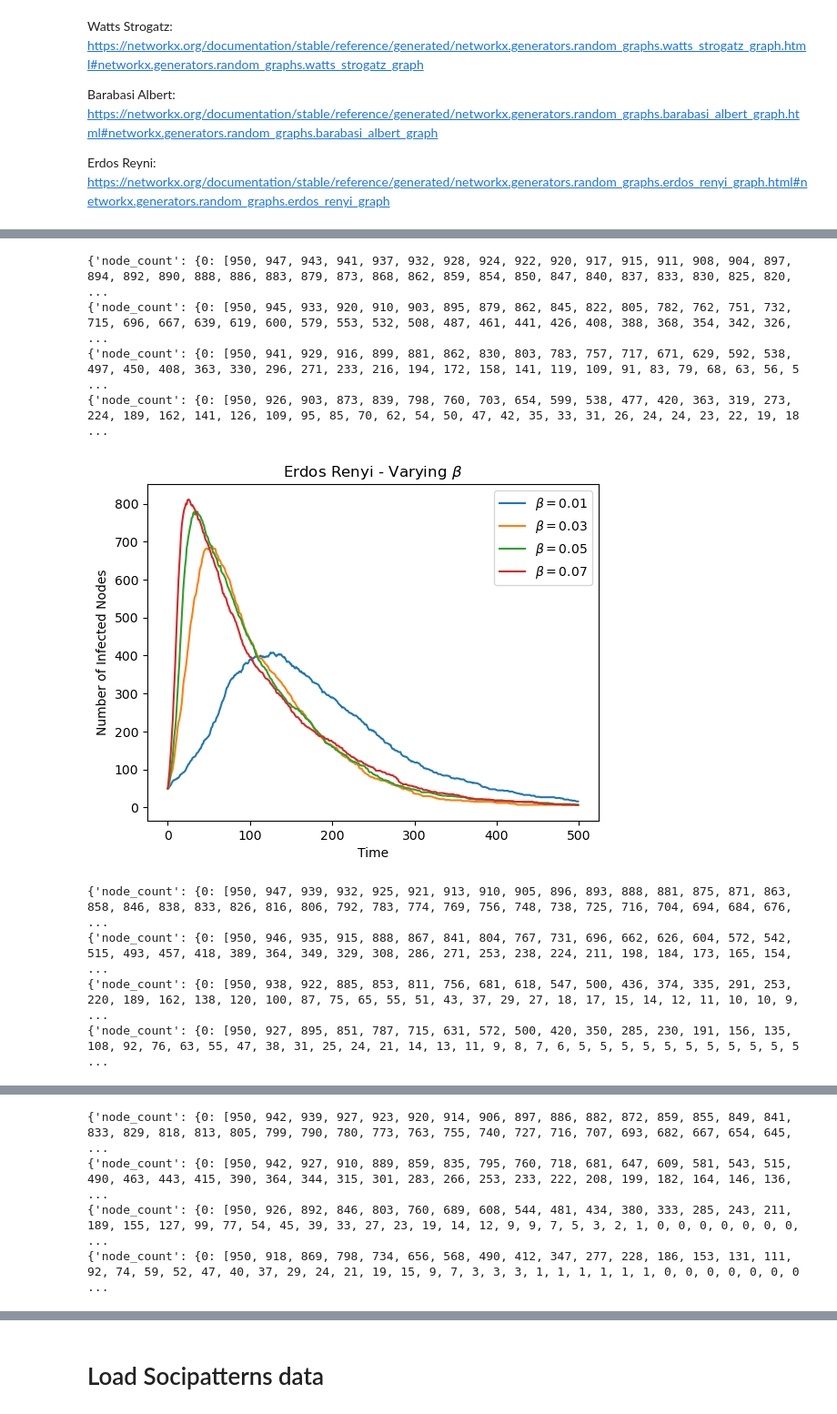
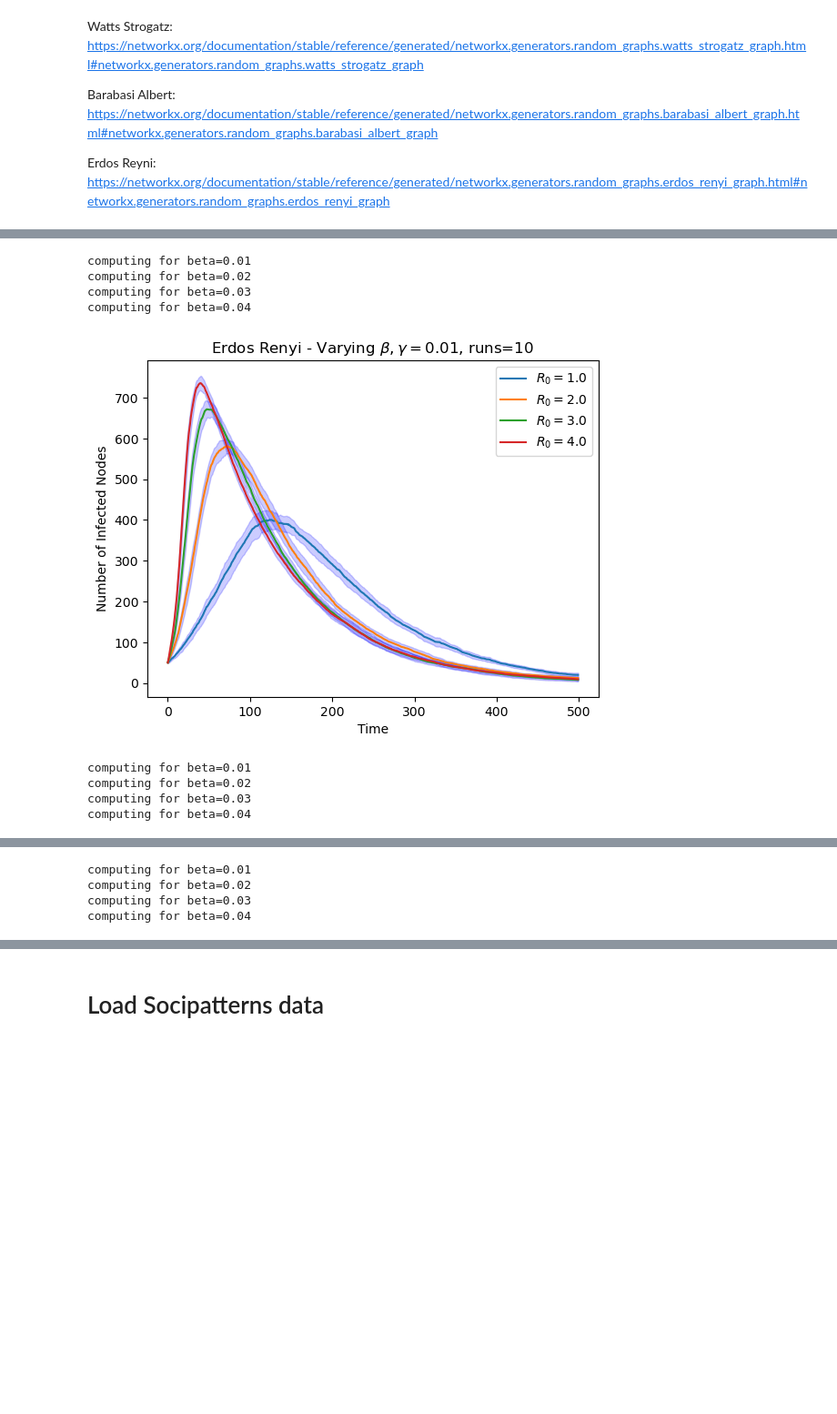
Before and after one commit to kylehtunis/stochastic-modeling, a Jupyter notebook: problem2.ipynb, the cells around one changed output, grey strips where cells are left out. Shown at 91% size. Saved outputs shown, nothing was run; the diff lists cells and outputs as text; code cells hidden in the pictures; blank space fills up the shorter version.

```diff
--- a/problem2.ipynb
+++ b/problem2.ipynb
@@ -196,41 +584,53 @@ graph_exploration('watts_strogatz', ks_ws, ps_ws, N, C)
 # %%
 # Experiment with parameters (beta, gamma, fraction_infected) on given network type
 %matplotlib inline
-def experiment_parameters(graph, params, max_time, param_name, param_values, title_prefix):
+def experiment_parameters(graphtype, params, max_time, param_name, param_values, title_prefix,runs):
     for value in param_values:
         params[param_name] = value
-        data = simulate_network_sir(graph, max_time, return_trends=True)
-        trends = data[0]['trends']
-        print(trends)
+        R0 = value/params['gamma']
+        print(f"computing for beta={value}")
+        trends_list = []
+        for i in range(runs):
+            if graphtype=='er':
+                graph = nx.erdos_renyi_graph(1000, 0.005) # N nodes, p chance for edge creation
+            elif graphtype =='ba':
+                graph = nx.barabasi_albert_graph(1000,3) # N nodes, m edges from new node
+            elif graphtype =='ws':
+                graph = nx.watts_strogatz_graph(1000,10,0.01) # N nodes, k connected neighbours, p probability of rewiring each edge
+
+            data = simulate_network_sir(graph,max_time,params,return_trends=True)
+            trends = data[0]['trends']['node_count'][1]
+            trends_list.append(trends)
+        avg_trends = np.mean(np.array(trends_list),axis=0)
+        std_trends = np.std(np.array(trends_list),axis=0)
         # Plotting the trends
-        plt.plot(range(len(trends['node_count'][1])), trends['node_count'][1], label=rf"$\{param_name}={value}$")
+
+        plt.plot(range(len(avg_trends)), avg_trends, label=rf"$R_0={round(R0,2)}$")
+        plt.fill_between(range(len(avg_trends)), avg_trends-std_trends, avg_trends+std_trends, color='b', alpha=0.2)
 
     plt.xlabel("Time")
     plt.ylabel("Number of Infected Nodes")
-    plt.title(rf"{title_prefix} - Varying $\{param_name}$")
+    plt.title(rf"{title_prefix} - Varying $\beta,\gamma={params['gamma']}$, runs={runs}")
     plt.legend()
     plt.show()
 
 # Example usage:
-params['beta'] = 0.05  # Reset to default
+params['beta'] = 0.01  # Reset to default
 params['gamma'] = 0.01  # Reset to default
 params['fraction_infected'] = 0.05  # Reset to default
 
-g = nx.erdos_renyi_graph(1000, 0.005) # N nodes, p chance for edge creation
-experiment_parameters(g, params, 500, 'beta', [0.01, 0.03, 0.05, 0.07], "Erdos Renyi")
+experiment_parameters('er', params, 500, 'beta', [0.01, 0.02, 0.03, 0.04], "Erdos Renyi",10)
 
-g = nx.barabasi_albert_graph(1000,3) # N nodes, m edges from new node
-experiment_parameters(g, params, 500, 'beta', [0.01, 0.03, 0.05, 0.07], "Barabasi Albert")
+experiment_parameters('ba', params, 500, 'beta', [0.01, 0.02, 0.03, 0.04], "Barabasi Albert",10)
 
-g = nx.watts_strogatz_graph(1000,10,0.01) # N nodes, k connected neighbours, p probability of rewiring each edge
-experiment_parameters(g, params, 500, 'beta', [0.01, 0.03, 0.05, 0.07], "Watts Strogatz")
+experiment_parameters('ws', params, 500, 'beta', [0.01, 0.02, 0.03, 0.04], "Watts Strogatz",10)
 # %% [output]
-{'node_count': {0: [950, 947, 943, 941, 937, 932, 928, 924, 922, 920, 917, 915, 911, 908, 904, 897, 894, 892, 890, 888, 886, 883, 879, 873, 868, 862, 859, 854, 850, 847, 840, 837, 833, 830, 825, 820,  ...
-{'node_count': {0: [950, 945, 933, 920, 910, 903, 895, 879, 862, 845, 822, 805, 782, 762, 751, 732, 715, 696, 667, 639, 619, 600, 579, 553, 532, 508, 487, 461, 441, 426, 408, 388, 368, 354, 342, 326,  ...
-{'node_count': {0: [950, 941, 929, 916, 899, 881, 862, 830, 803, 783, 757, 717, 671, 629, 592, 538, 497, 450, 408, 363, 330, 296, 271, 233, 216, 194, 172, 158, 141, 119, 109, 91, 83, 79, 68, 63, 56, 5 ...
-{'node_count': {0: [950, 926, 903, 873, 839, 798, 760, 703, 654, 599, 538, 477, 420, 363, 319, 273, 224, 189, 162, 141, 126, 109, 95, 85, 70, 62, 54, 50, 47, 42, 35, 33, 31, 26, 24, 24, 23, 22, 19, 18 ...
+computing for beta=0.01
+computing for beta=0.02
+computing for beta=0.03
+computing for beta=0.04
-[figure, old version]
+[figure, new version]
-{'node_count': {0: [950, 947, 939, 932, 925, 921, 913, 910, 905, 896, 893, 888, 881, 875, 871, 863, 858, 846, 838, 833, 826, 816, 806, 792, 783, 774, 769, 756, 748, 738, 725, 716, 704, 694, 684, 676,  ...
-{'node_count': {0: [950, 946, 935, 915, 888, 867, 841, 804, 767, 731, 696, 662, 626, 604, 572, 542, 515, 493, 457, 418, 389, 364, 349, 329, 308, 286, 271, 253, 238, 224, 211, 198, 184, 173, 165, 154,  ...
-{'node_count': {0: [950, 938, 922, 885, 853, 811, 756, 681, 618, 547, 500, 436, 374, 335, 291, 253, 220, 189, 162, 138, 120, 100, 87, 75, 65, 55, 51, 43, 37, 29, 27, 18, 17, 15, 14, 12, 11, 10, 10, 9, ...
-{'node_count': {0: [950, 927, 895, 851, 787, 715, 631, 572, 500, 420, 350, 285, 230, 191, 156, 135, 108, 92, 76, 63, 55, 47, 38, 31, 25, 24, 21, 14, 13, 11, 9, 8, 7, 6, 5, 5, 5, 5, 5, 5, 5, 5, 5, 5, 5 ...
+computing for beta=0.01
+computing for beta=0.02
+computing for beta=0.03
+computing for beta=0.04
@@ -238,4 +638,4 @@ experiment_parameters(g, params, 500, 'beta', [0.01, 0.03, 0.05, 0.07], "Watts S
-{'node_count': {0: [950, 942, 939, 927, 923, 920, 914, 906, 897, 886, 882, 872, 859, 855, 849, 841, 833, 829, 818, 813, 805, 799, 790, 780, 773, 763, 755, 740, 727, 716, 707, 693, 682, 667, 654, 645,  ...
-{'node_count': {0: [950, 942, 927, 910, 889, 859, 835, 795, 760, 718, 681, 647, 609, 581, 543, 515, 490, 463, 443, 415, 390, 364, 344, 315, 301, 283, 266, 253, 233, 222, 208, 199, 182, 164, 146, 136,  ...
-{'node_count': {0: [950, 926, 892, 846, 803, 760, 689, 608, 544, 481, 434, 380, 333, 285, 243, 211, 189, 155, 127, 99, 77, 54, 45, 39, 33, 27, 23, 19, 14, 12, 9, 9, 7, 5, 3, 2, 1, 0, 0, 0, 0, 0, 0, 0, ...
-{'node_count': {0: [950, 918, 869, 798, 734, 656, 568, 490, 412, 347, 277, 228, 186, 153, 131, 111, 92, 74, 59, 52, 47, 40, 37, 29, 24, 21, 19, 15, 9, 7, 3, 3, 3, 1, 1, 1, 1, 1, 1, 0, 0, 0, 0, 0, 0, 0 ...
+computing for beta=0.01
+computing for beta=0.02
+computing for beta=0.03
+computing for beta=0.04
```
Also changed, not shown: parts of 20 cells of this notebook, 5 other files.
